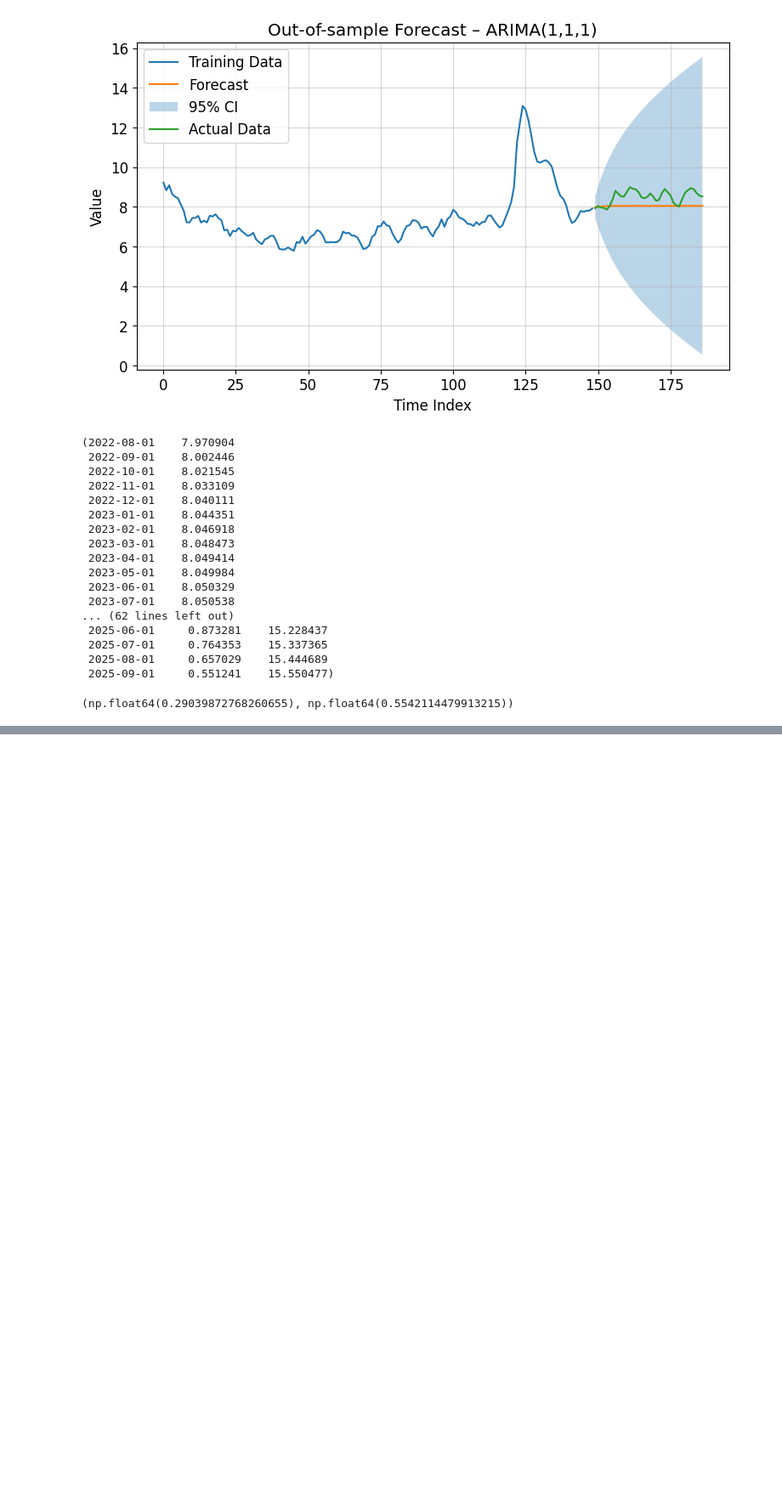
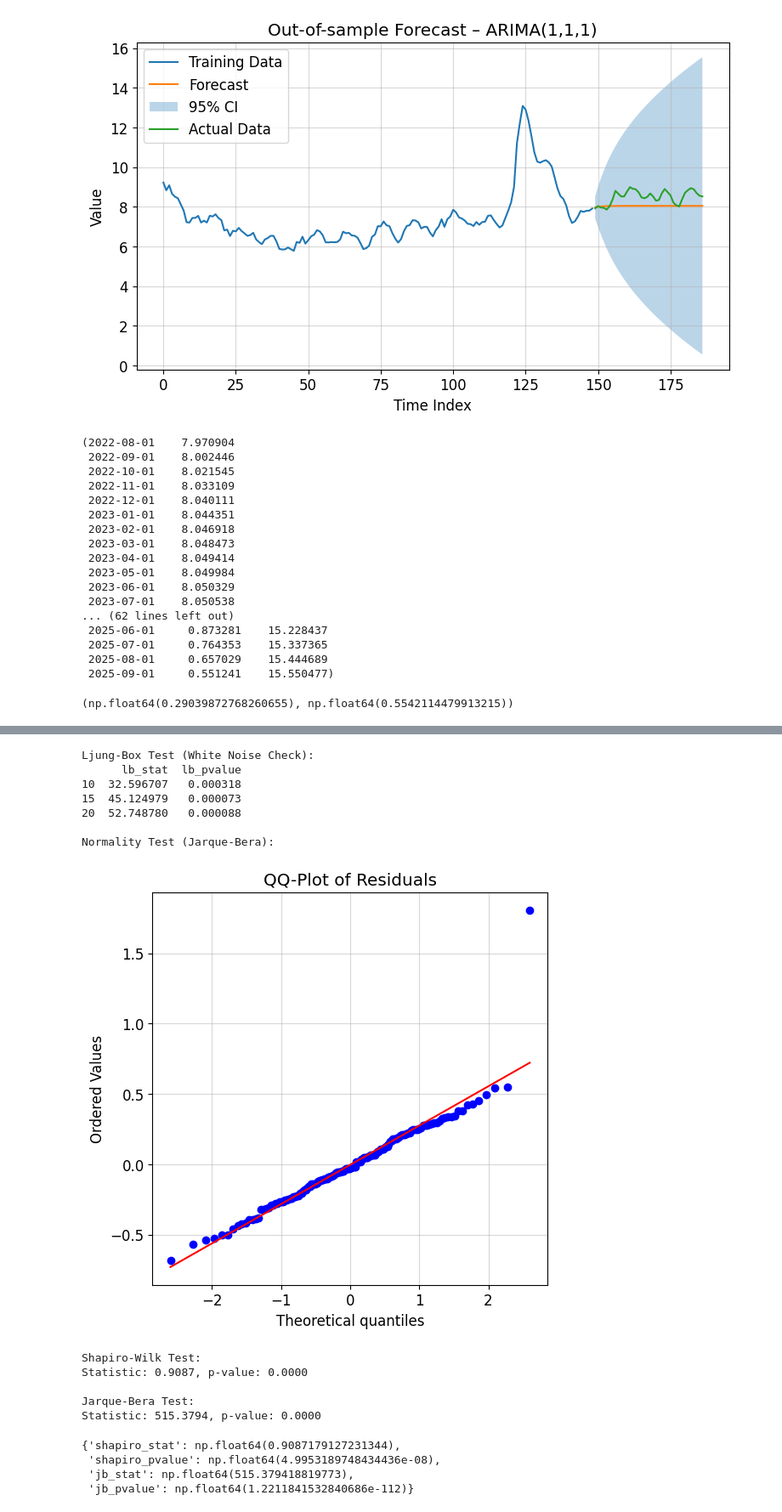
Before and after one commit to Bharragan/AST_Henriquez_Ortiz_Assignment_2, a Jupyter notebook: notebooks/real_series2.ipynb, the cells around one changed output, grey strips where cells are left out. Shown at 85% size. Saved outputs shown, nothing was run; the diff lists cells and outputs as text; code cells hidden in the pictures; blank space fills up the shorter version.

```diff
--- a/notebooks/real_series2.ipynb
+++ b/notebooks/real_series2.ipynb
@@ -243,3 +254,28 @@ rmse_train, rmse_test
+# %%
+lb_test = acorr_ljungbox(resid, lags=[10, 15, 20], return_df=True)
+print("\nLjung-Box Test (White Noise Check):")
+print(lb_test)
+
+print("\nNormality Test (Jarque-Bera):")
+residuals_normality_test(resid)
+# %% [output]
+Ljung-Box Test (White Noise Check):
+      lb_stat  lb_pvalue
+10  32.596707   0.000318
+15  45.124979   0.000073
+20  52.748780   0.000088
+
+Normality Test (Jarque-Bera):
+[figure, added]
+Shapiro-Wilk Test:
+Statistic: 0.9087, p-value: 0.0000
+
+Jarque-Bera Test:
+Statistic: 515.3794, p-value: 0.0000
+{'shapiro_stat': np.float64(0.9087179127231344),
+ 'shapiro_pvalue': np.float64(4.9953189748434436e-08),
+ 'jb_stat': np.float64(515.379418819773),
+ 'jb_pvalue': np.float64(1.2211841532840686e-112)}
 # %% [markdown]
 ## Conclusions
 
```
Also changed, not shown: parts of 6 cells of this notebook.
